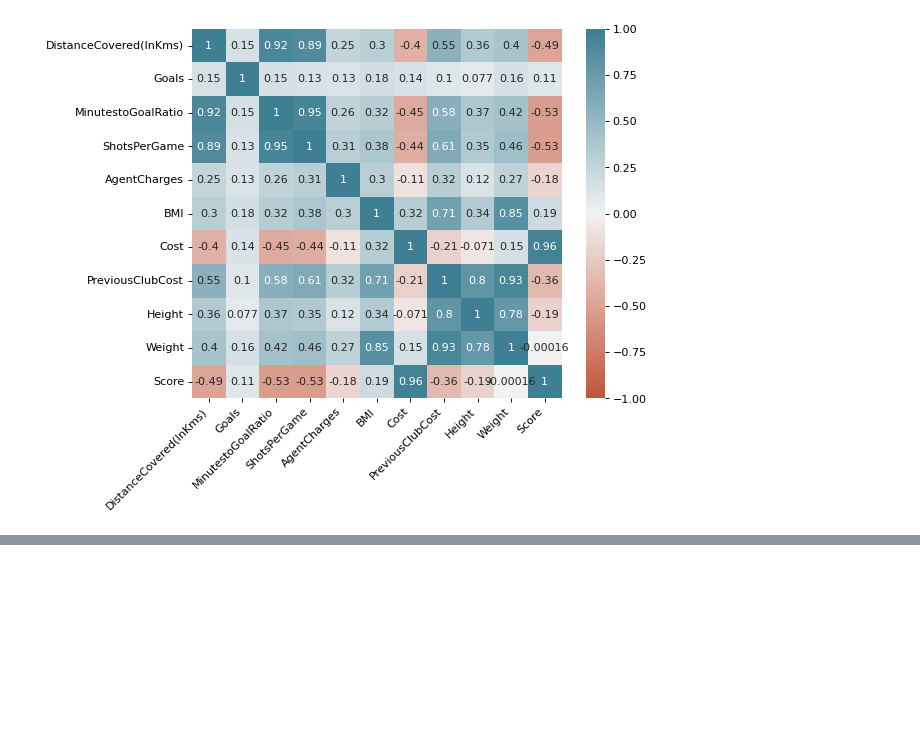
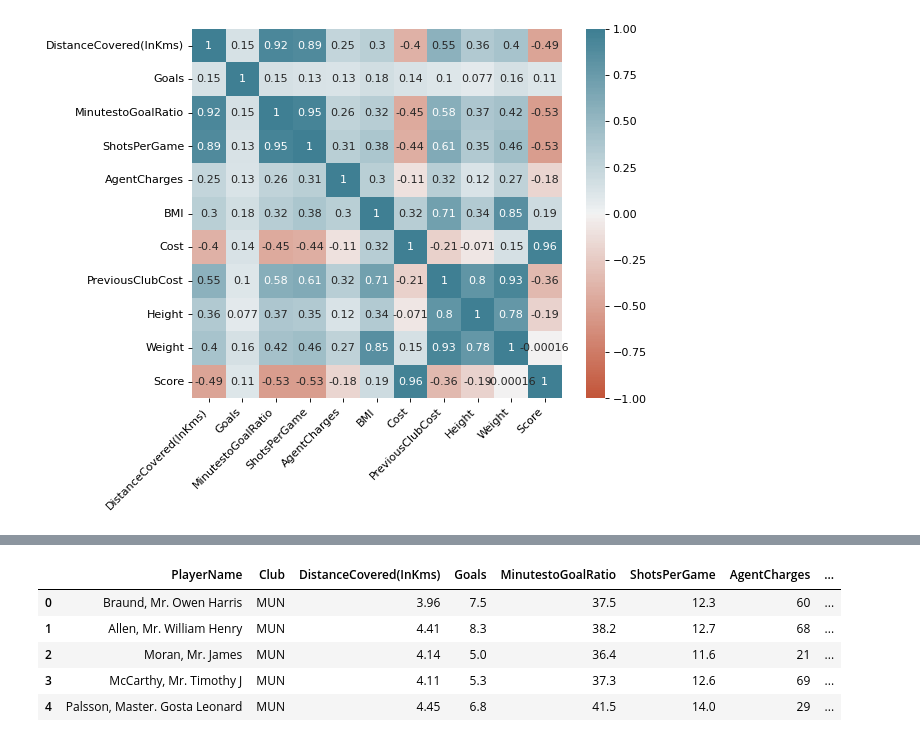
Before and after one commit to sk-aili/Examining-Soccer-Player-Goal-Statistics, a Jupyter notebook: lib/linear_regression.ipynb, the cells around one changed output, grey strips where cells are left out. Cells and saved outputs as stored; diff of their text form; code cells hidden in the pictures; blank space fills up the shorter version.

```diff
--- a/lib/linear_regression.ipynb
+++ b/lib/linear_regression.ipynb
@@ -638,0 +701,10 @@ From the correlation heatmap, weight has -0.19 which is weakly correlated with S
+# %%
+df_encoded = pd.concat([df, nominal_features], axis=1)
+df_encoded.head()
+# %% [output]
+|  | PlayerName | Club | DistanceCovered(InKms) | Goals | MinutestoGoalRatio | ShotsPerGame | AgentCharges | ... |
+| 0 | Braund, Mr. Owen Harris | MUN | 3.96 | 7.5 | 37.5 | 12.3 | 60 | ... |
+| 1 | Allen, Mr. William Henry | MUN | 4.41 | 8.3 | 38.2 | 12.7 | 68 | ... |
+| 2 | Moran, Mr. James | MUN | 4.14 | 5.0 | 36.4 | 11.6 | 21 | ... |
+| 3 | McCarthy, Mr. Timothy J | MUN | 4.11 | 5.3 | 37.3 | 12.6 | 69 | ... |
+| 4 | Palsson, Master. Gosta Leonard | MUN | 4.45 | 6.8 | 41.5 | 14.0 | 29 | ... |
```
Also changed, not shown: parts of 20 cells of this notebook.
